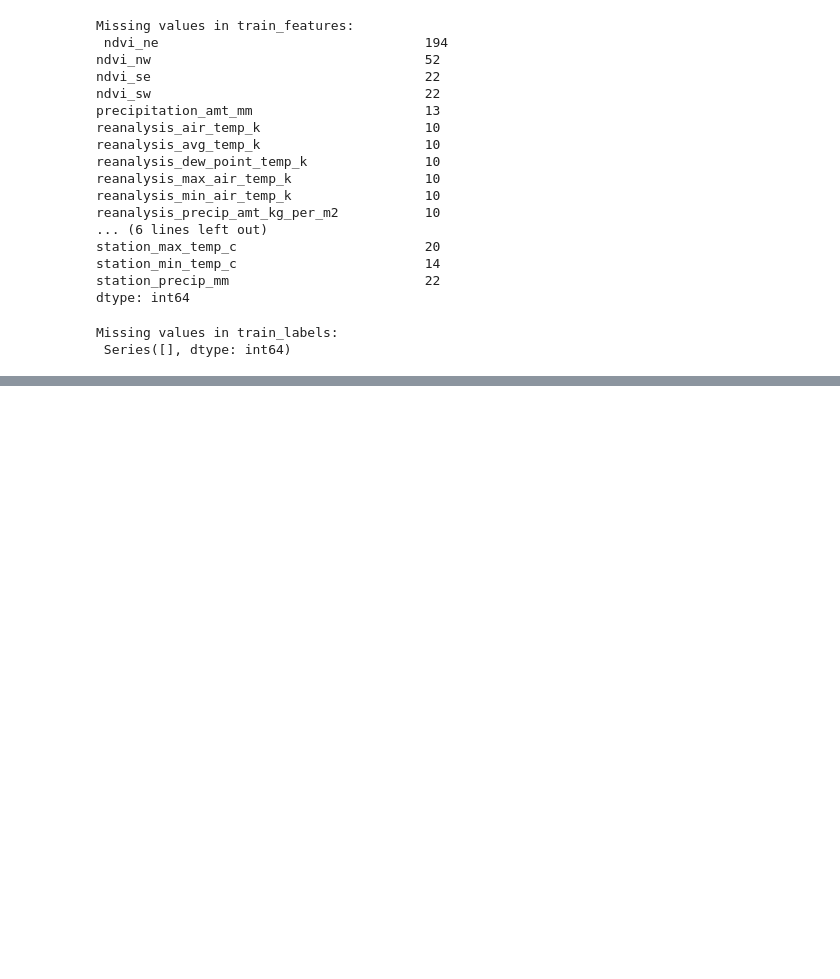
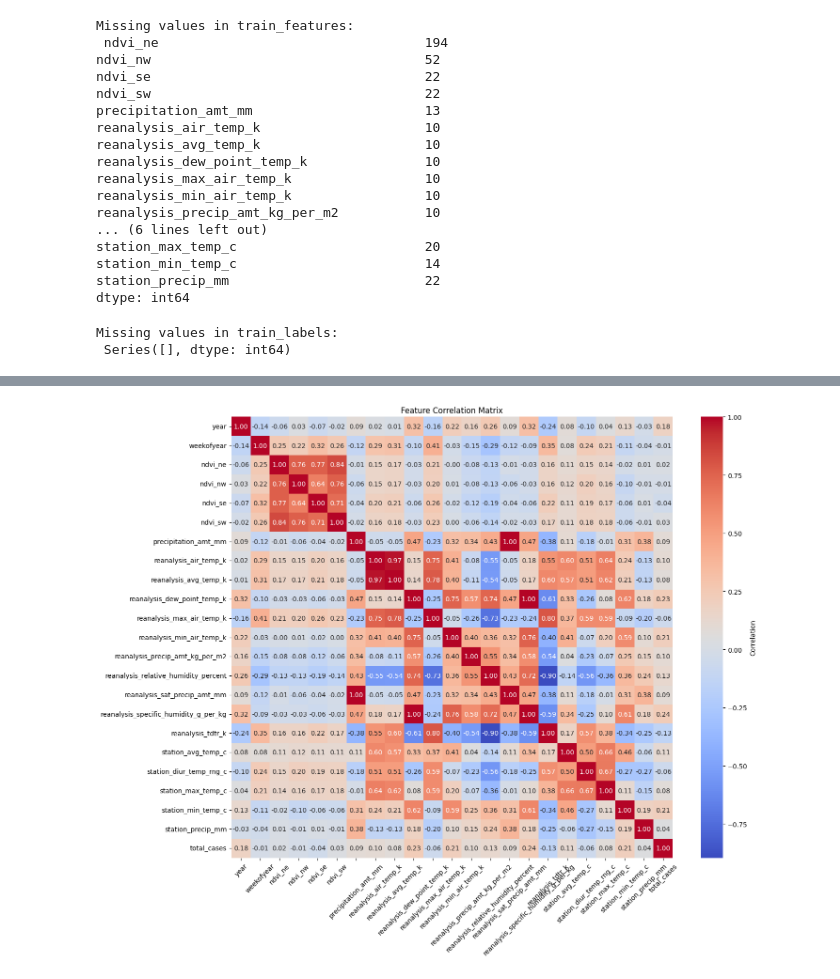
Before and after one commit to SalmanFarizN/DengAI, a Jupyter notebook: notebooks/salman_dat_explore.ipynb, the cells around one changed output, grey strips where cells are left out. Saved outputs shown, nothing was run; the diff lists cells and outputs as text; code cells hidden in the pictures; blank space fills up the shorter version.

Commit message:
data exploration: correlation matrices, lagged features

```diff
--- a/notebooks/salman_dat_explore.ipynb
+++ b/notebooks/salman_dat_explore.ipynb
@@ -61,3 +63,11 @@ print(
 # %% [output]
 Missing values in train_labels:
  Series([], dtype: int64)
+# %%
+# Extract data for the IQ city
+iq_features = train_features[train_features["city"] == "iq"]
+iq_labels = train_labels[train_labels["city"] == "iq"]
+# %%
+iq_full_data = iq_features.copy()
+# Add the total cases columnd to iq_labels
+iq_full_data["total_cases"] = iq_labels["total_cases"]
@@ -63,0 +90,21 @@ Missing values in train_labels:
+# %%
+# Remove the week_Start_data and city columns from the datafram
+iq_full_data = iq_full_data.drop(columns=["city", "week_start_date"])
+# %%
+corr = iq_full_data.corr()
+
+plt.figure(figsize=(15, 12))
+sns.heatmap(
+    corr,
+    annot=True,
+    fmt=".2f",
+    cmap="coolwarm",
+    square=True,
+    cbar_kws={"label": "Correlation"},
+)
+plt.title("Feature Correlation Matrix")
+plt.xticks(rotation=45)
+plt.tight_layout()
+plt.show()
+# %% [output]
+[figure, added]
```
Also changed, not shown: parts of 6 cells of this notebook.
